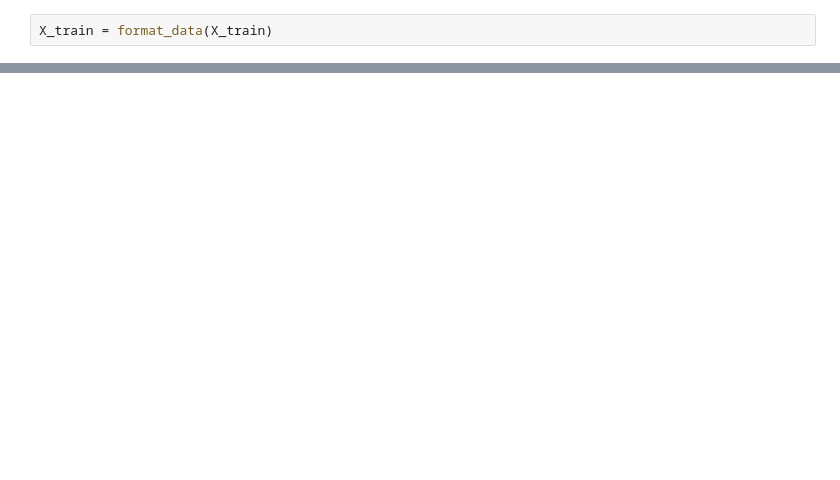
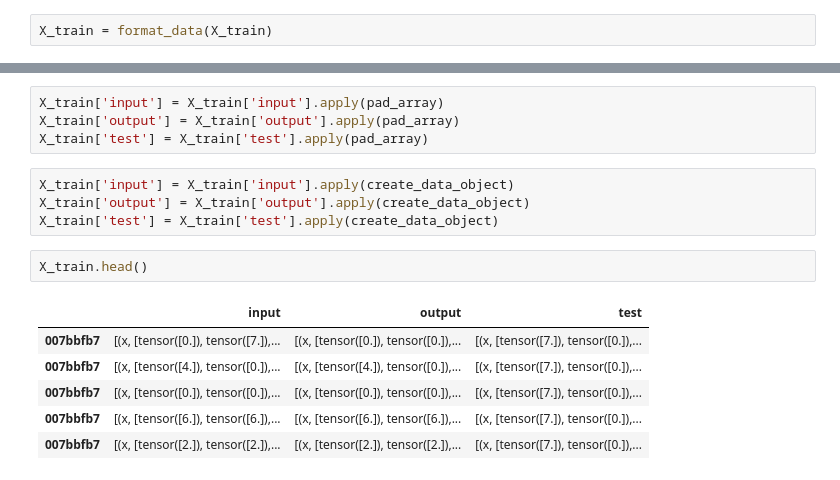
Before and after one commit to rageh-ai/ARC-ML-Challenge, a Jupyter notebook: notebook.ipynb, the cells around one changed output, grey strips where cells are left out. Drawn from its saved outputs; the diff is of its cells as text; blank space fills up the shorter version.

```diff
--- a/notebook.ipynb
+++ b/notebook.ipynb
@@ -85,0 +117,17 @@ one_example = create_data_object(X_train['input'][0])
+# %%
+X_train['input'] = X_train['input'].apply(pad_array)
+X_train['output'] = X_train['output'].apply(pad_array)
+X_train['test'] = X_train['test'].apply(pad_array)
+# %%
+X_train['input'] = X_train['input'].apply(create_data_object)
+X_train['output'] = X_train['output'].apply(create_data_object)
+X_train['test'] = X_train['test'].apply(create_data_object)
+# %%
+X_train.head()
+# %% [output]
+|  | input | output | test |
+| 007bbfb7 | [(x, [tensor([0.]), tensor([7.]),... | [(x, [tensor([0.]), tensor([0.]),... | [(x, [tensor([7.]), tensor([0.]),... |
+| 007bbfb7 | [(x, [tensor([4.]), tensor([0.]),... | [(x, [tensor([4.]), tensor([0.]),... | [(x, [tensor([7.]), tensor([0.]),... |
+| 007bbfb7 | [(x, [tensor([0.]), tensor([0.]),... | [(x, [tensor([0.]), tensor([0.]),... | [(x, [tensor([7.]), tensor([0.]),... |
+| 007bbfb7 | [(x, [tensor([6.]), tensor([6.]),... | [(x, [tensor([6.]), tensor([6.]),... | [(x, [tensor([7.]), tensor([0.]),... |
+| 007bbfb7 | [(x, [tensor([2.]), tensor([2.]),... | [(x, [tensor([2.]), tensor([2.]),... | [(x, [tensor([7.]), tensor([0.]),... |
```
Also changed, not shown: parts of 9 cells of this notebook.
